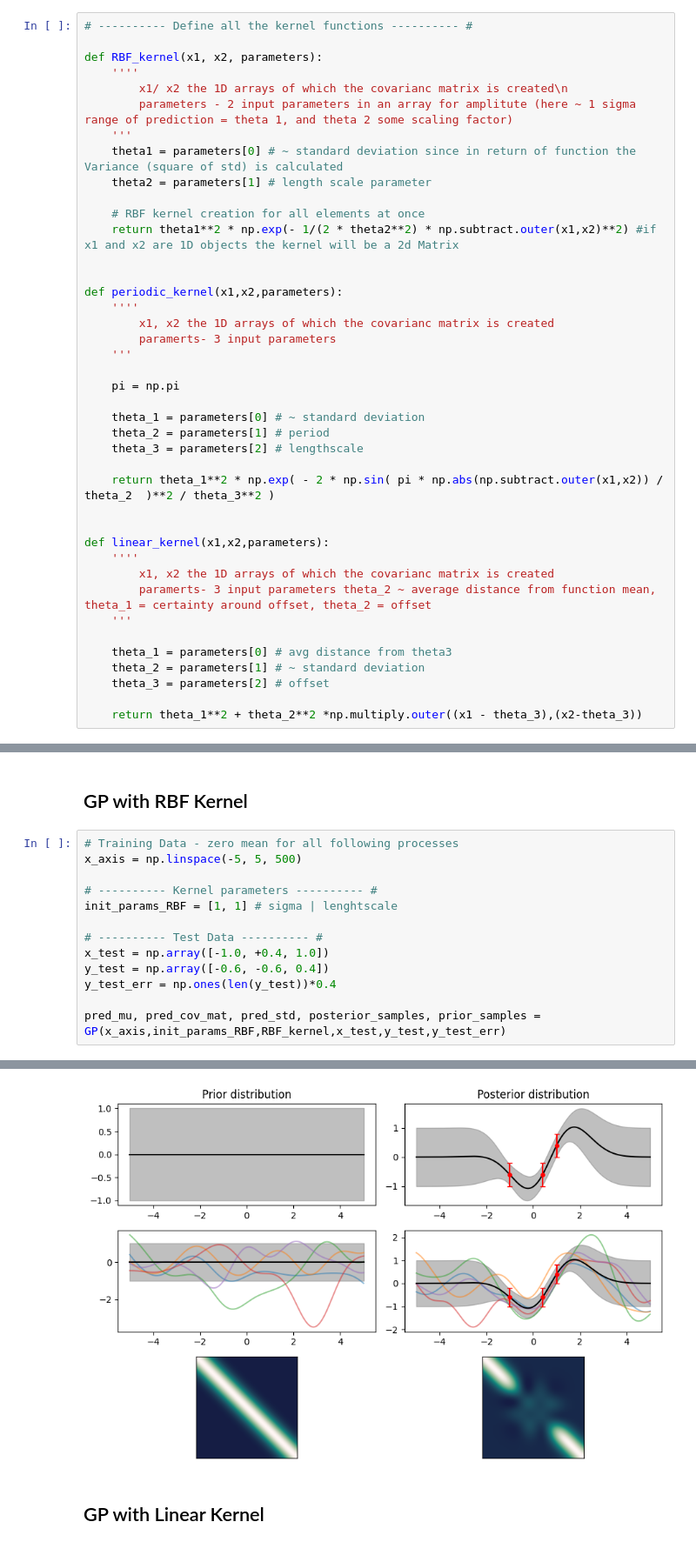
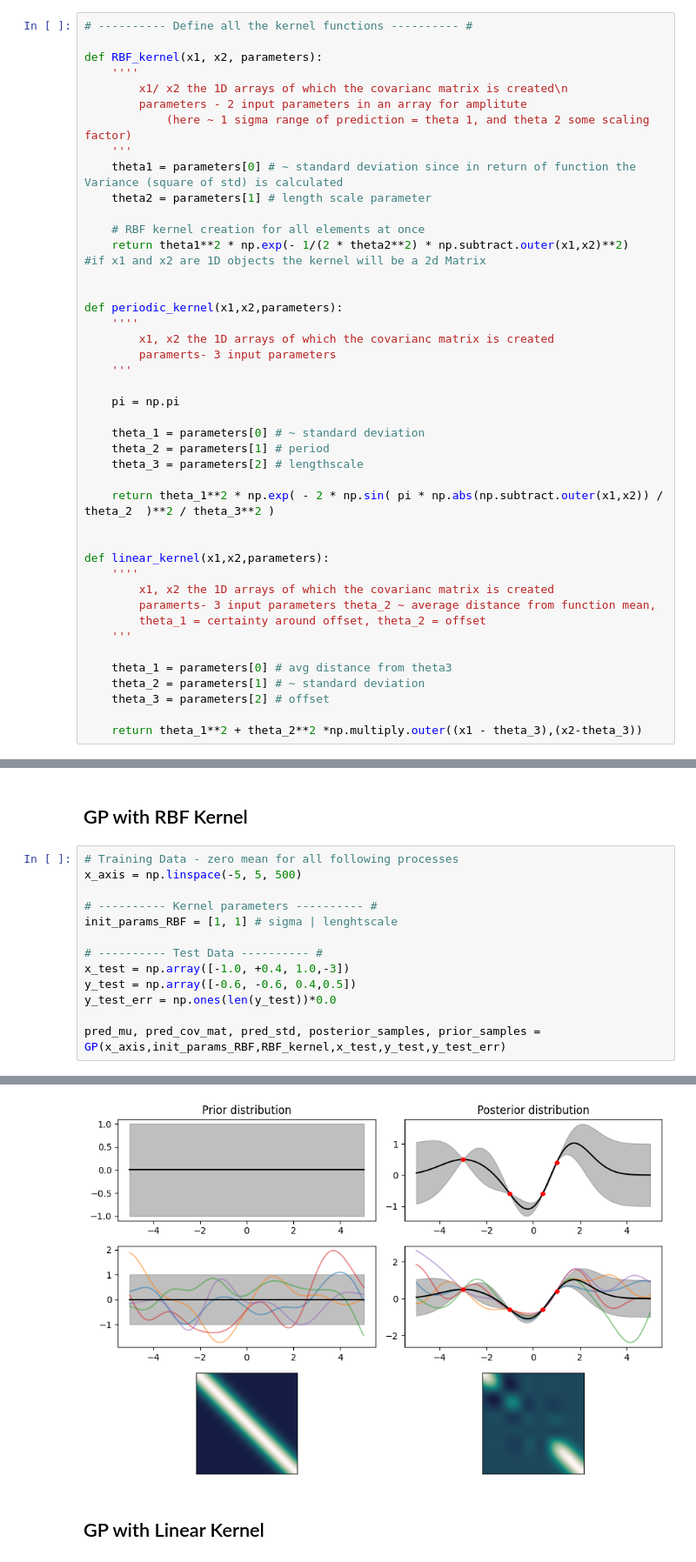
Before and after one commit to sebastian-k-physics/SciML_Gaussian_Processes, a Jupyter notebook: Gaussian_Processes_Sebastian_Klein.ipynb, the cells around one changed output, grey strips where cells are left out. Shown at 87% size. Cells and saved outputs as stored; diff of their text form.

```diff
--- a/Gaussian_Processes_Sebastian_Klein.ipynb
+++ b/Gaussian_Processes_Sebastian_Klein.ipynb
@@ -94,13 +94,15 @@ $$ k(x_1,x_2) = \theta_1^2  + \theta_2^2 (x_1 - \theta_3) ( x_2- \theta_3) $$
 def RBF_kernel(x1, x2, parameters):
 	''''
 		x1/ x2 the 1D arrays of which the covarianc matrix is created\n
-		parameters - 2 input parameters in an array for amplitute (here ~ 1 sigma range of prediction = theta 1, and theta 2 some scaling factor)
+		parameters - 2 input parameters in an array for amplitute
+			(here ~ 1 sigma range of prediction = theta 1, and theta 2 some scaling factor)
 	'''
 	theta1 = parameters[0] # ~ standard deviation since in return of function the Variance (square of std) is calculated
 	theta2 = parameters[1] # length scale parameter
 
 	# RBF kernel creation for all elements at once
-	return theta1**2 * np.exp(- 1/(2 * theta2**2) * np.subtract.outer(x1,x2)**2) #if x1 and x2 are 1D objects the kernel will be a 2d Matrix
+	return theta1**2 * np.exp(- 1/(2 * theta2**2) * np.subtract.outer(x1,x2)**2)
+#if x1 and x2 are 1D objects the kernel will be a 2d Matrix
 
 
 def periodic_kernel(x1,x2,parameters):
@@ -121,7 +123,8 @@ def periodic_kernel(x1,x2,parameters):
 def linear_kernel(x1,x2,parameters):
 	''''
 		x1, x2 the 1D arrays of which the covarianc matrix is created
-		paramerts- 3 input parameters theta_2 ~ average distance from function mean, theta_1 = certainty around offset, theta_2 = offset
+		paramerts- 3 input parameters theta_2 ~ average distance from function mean,
+		theta_1 = certainty around offset, theta_2 = offset
 	'''
 
 	theta_1 = parameters[0] # avg distance from theta3
@@ -368,9 +372,9 @@ x_axis = np.linspace(-5, 5, 500)
 init_params_RBF = [1, 1] # sigma | lenghtscale
 
 # ---------- Test Data ---------- #
-x_test = np.array([-1.0, +0.4, 1.0])
-y_test = np.array([-0.6, -0.6, 0.4])
-y_test_err = np.ones(len(y_test))*0.4
+x_test = np.array([-1.0, +0.4, 1.0,-3])
+y_test = np.array([-0.6, -0.6, 0.4,0.5])
+y_test_err = np.ones(len(y_test))*0.0
 
 pred_mu, pred_cov_mat, pred_std, posterior_samples, prior_samples = GP(x_axis,init_params_RBF,RBF_kernel,x_test,y_test,y_test_err)
 # %% [output]
@@ -378,4 +382,4 @@ Elapsed time for calcualting N(µ,Σ) 0.005993843078613281 s
-[figure, old version]
+[figure, new version]
 # %% [markdown]
 ## GP with Linear Kernel
 # %%
```
Also changed, not shown: parts of 11 cells of this notebook, 14 other files.
